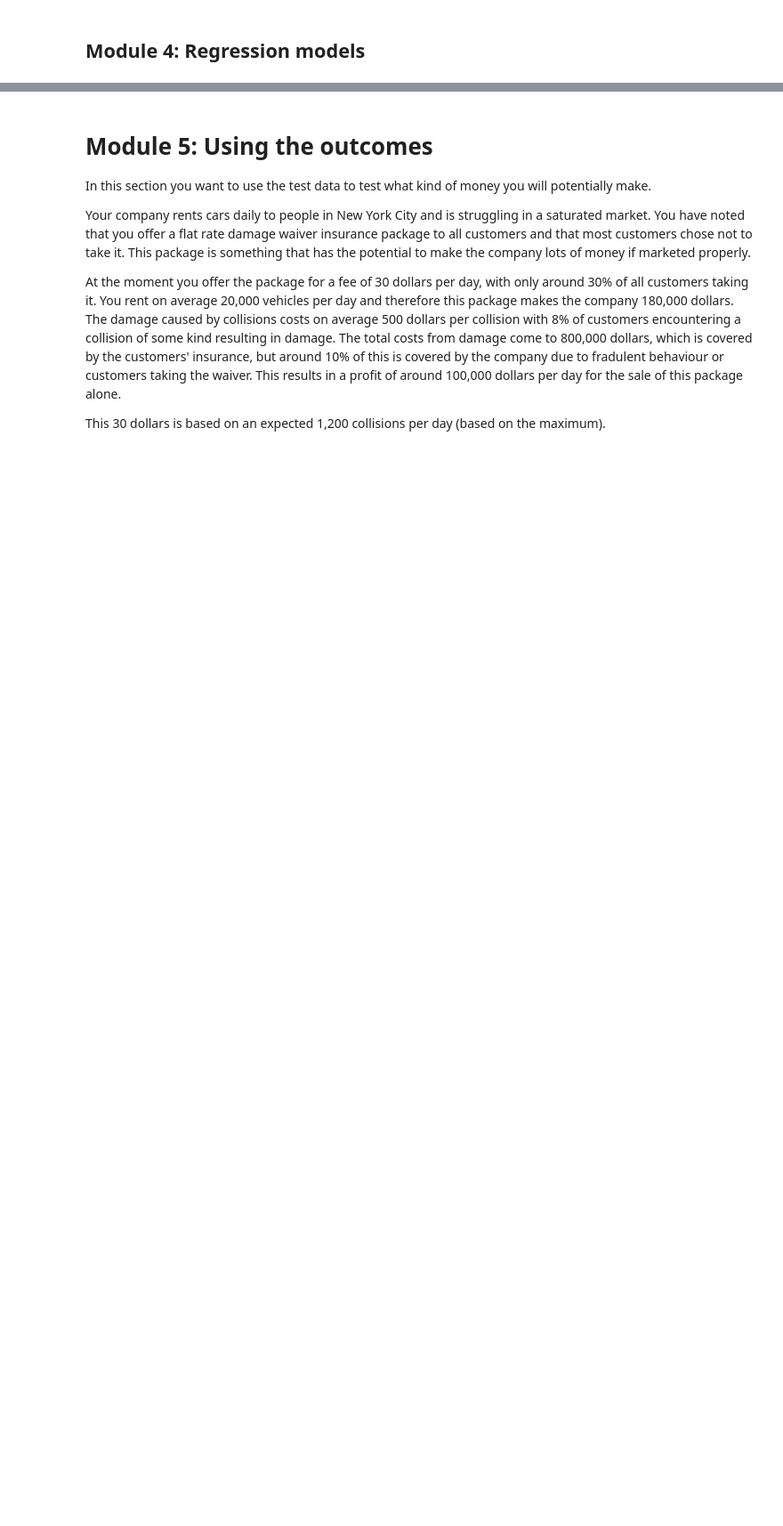
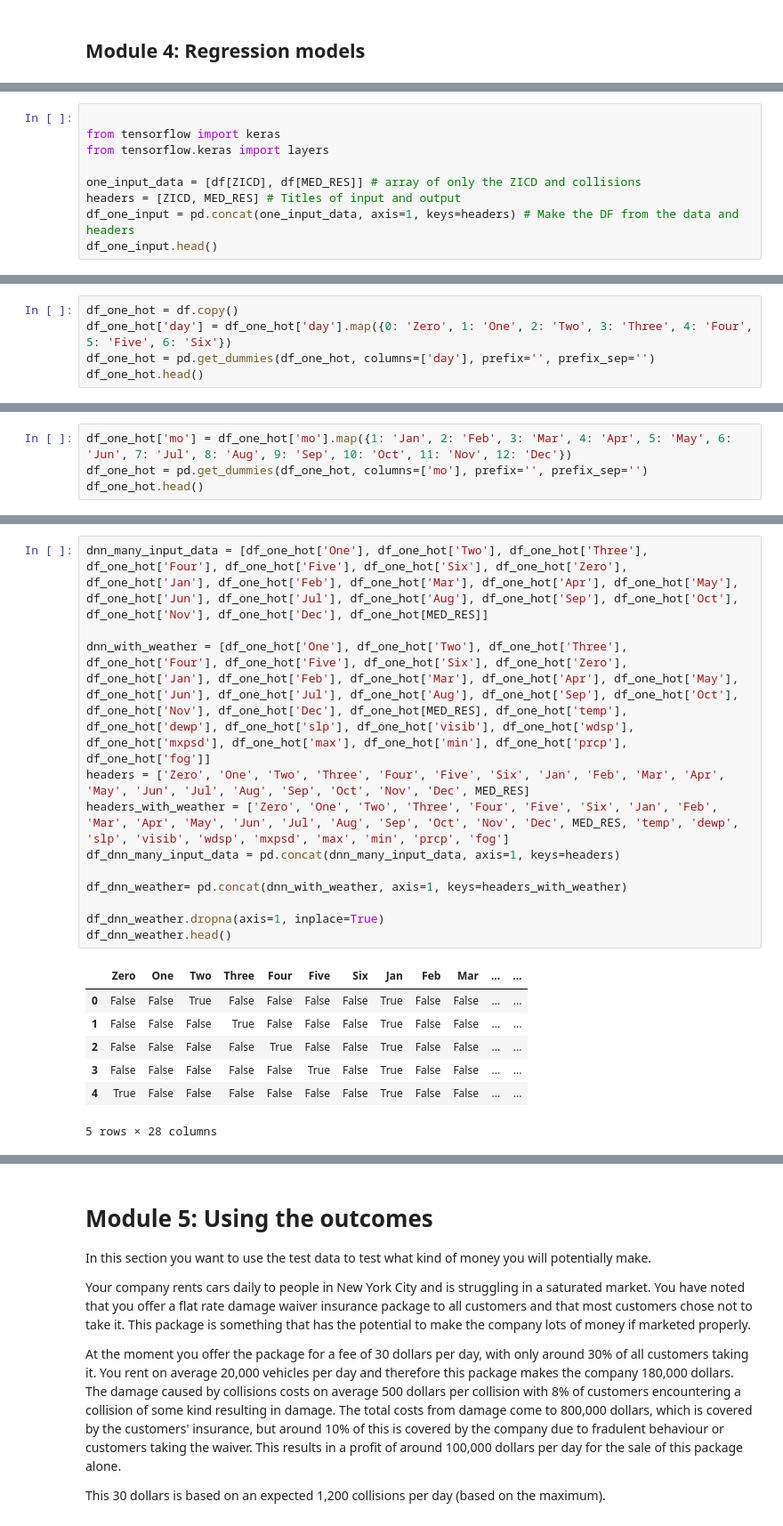
Before and after one commit to buchananwill/JupyterNotebookLBD, a Jupyter notebook: scientificProject/notebooks/Colab_notebook_template.ipynb, the cells around one changed output, grey strips where cells are left out. Shown at 89% size. Cells and saved outputs as stored; diff of their text form; blank space fills up the shorter version.

```diff
--- a/scientificProject/notebooks/Colab_notebook_template.ipynb
+++ b/scientificProject/notebooks/Colab_notebook_template.ipynb
@@ -577,0 +571,9 @@ print(tf.__version__)
+# %%
+
+from tensorflow import keras
+from tensorflow.keras import layers
+
+one_input_data = [df[ZICD], df[MED_RES]] # array of only the ZICD and collisions
+headers = [ZICD, MED_RES] # Titles of input and output
+df_one_input = pd.concat(one_input_data, axis=1, keys=headers) # Make the DF from the data and headers
+df_one_input.head()
@@ -577,0 +761,5 @@ print(tf.__version__)
+# %%
+df_one_hot = df.copy()
+df_one_hot['day'] = df_one_hot['day'].map({0: 'Zero', 1: 'One', 2: 'Two', 3: 'Three', 4: 'Four', 5: 'Five', 6: 'Six'})
+df_one_hot = pd.get_dummies(df_one_hot, columns=['day'], prefix='', prefix_sep='')
+df_one_hot.head()
@@ -577,0 +774,4 @@ print(tf.__version__)
+# %%
+df_one_hot['mo'] = df_one_hot['mo'].map({1: 'Jan', 2: 'Feb', 3: 'Mar', 4: 'Apr', 5: 'May', 6: 'Jun', 7: 'Jul', 8: 'Aug', 9: 'Sep', 10: 'Oct', 11: 'Nov', 12: 'Dec'})
+df_one_hot = pd.get_dummies(df_one_hot, columns=['mo'], prefix='', prefix_sep='')
+df_one_hot.head()
@@ -577,0 +786,20 @@ print(tf.__version__)
+# %%
+dnn_many_input_data = [df_one_hot['One'], df_one_hot['Two'], df_one_hot['Three'], df_one_hot['Four'], df_one_hot['Five'], df_one_hot['Six'], df_one_hot['Zero'], df_one_hot['Jan'], df_one_hot['Feb'], df_one_hot['Mar'], df_one_hot['Apr'], df_one_hot['May'], df_one_hot['Jun'], df_one_hot['Jul'], df_one_hot['Aug'], df_one_hot['Sep'], df_one_hot['Oct'], df_one_hot['Nov'], df_one_hot['Dec'], df_one_hot[MED_RES]]
+
+dnn_with_weather = [df_one_hot['One'], df_one_hot['Two'], df_one_hot['Three'], df_one_hot['Four'], df_one_hot['Five'], df_one_hot['Six'], df_one_hot['Zero'], df_one_hot['Jan'], df_one_hot['Feb'], df_one_hot['Mar'], df_one_hot['Apr'], df_one_hot['May'], df_one_hot['Jun'], df_one_hot['Jul'], df_one_hot['Aug'], df_one_hot['Sep'], df_one_hot['Oct'], df_one_hot['Nov'], df_one_hot['Dec'], df_one_hot[MED_RES], df_one_hot['temp'], df_one_hot['dewp'], df_one_hot['slp'], df_one_hot['visib'], df_one_hot['wdsp'], df_one_hot['mxpsd'], df_one_hot['max'], df_one_hot['min'], df_one_hot['prcp'], df_one_hot['fog']]
+headers = ['Zero', 'One', 'Two', 'Three', 'Four', 'Five', 'Six', 'Jan', 'Feb', 'Mar', 'Apr', 'May', 'Jun', 'Jul', 'Aug', 'Sep', 'Oct', 'Nov', 'Dec', MED_RES]
+headers_with_weather = ['Zero', 'One', 'Two', 'Three', 'Four', 'Five', 'Six', 'Jan', 'Feb', 'Mar', 'Apr', 'May', 'Jun', 'Jul', 'Aug', 'Sep', 'Oct', 'Nov', 'Dec', MED_RES, 'temp', 'dewp', 'slp', 'visib', 'wdsp', 'mxpsd', 'max', 'min', 'prcp', 'fog']
+df_dnn_many_input_data = pd.concat(dnn_many_input_data, axis=1, keys=headers)
+
+df_dnn_weather= pd.concat(dnn_with_weather, axis=1, keys=headers_with_weather)
+
+df_dnn_weather.dropna(axis=1, inplace=True)
+df_dnn_weather.head()
+# %% [output]
+|  | Zero | One | Two | Three | Four | Five | Six | Jan | Feb | Mar | ... | ... |
+| 0 | False | False | True | False | False | False | False | True | False | False | ... | ... |
+| 1 | False | False | False | True | False | False | False | True | False | False | ... | ... |
+| 2 | False | False | False | False | True | False | False | True | False | False | ... | ... |
+| 3 | False | False | False | False | False | True | False | True | False | False | ... | ... |
+| 4 | True | False | False | False | False | False | False | True | False | False | ... | ... |
+5 rows × 28 columns
```
Also changed, not shown: parts of 25 cells of this notebook.
